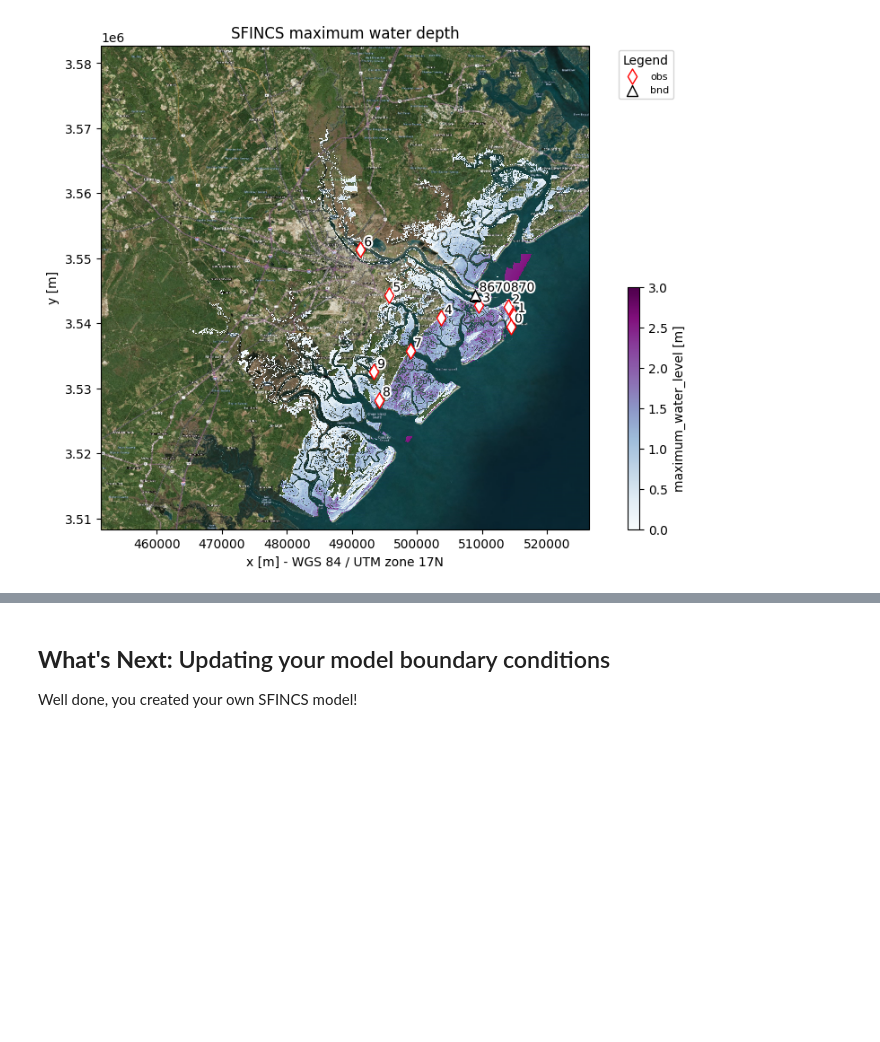
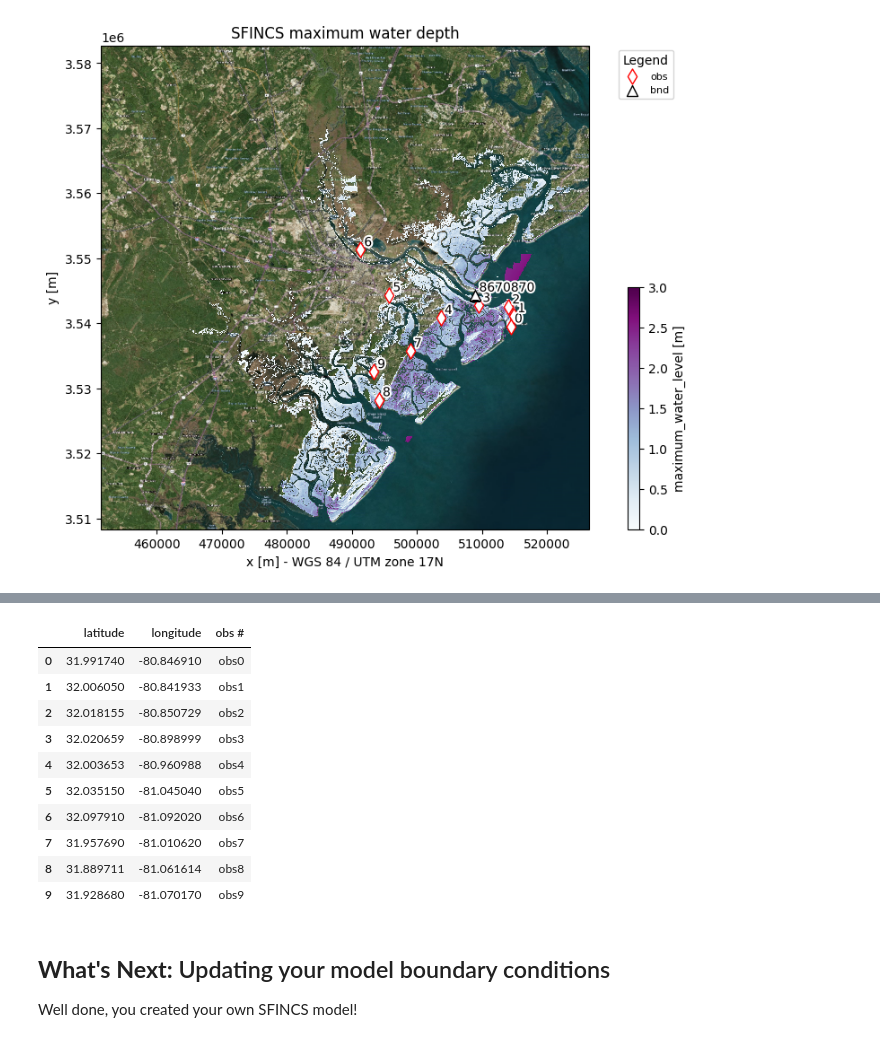
Before and after one commit to sd-59/Assignment_2_Coastal_flood_hazard_assessment-, a Jupyter notebook: notebooks/01_SFINCS_model_setup.ipynb, the cells around one changed output, grey strips where cells are left out. Drawn from its saved outputs; the diff is of its cells as text; code cells hidden in the pictures; blank space fills up the shorter version.

```diff
--- a/notebooks/01_SFINCS_model_setup.ipynb
+++ b/notebooks/01_SFINCS_model_setup.ipynb
@@ -688,3 +708,20 @@ hmax_subgrid.round(2).raster.to_raster(
+# %%
+import pandas as pd
+obs_points = gpd.read_file("../model_domain/obs_points_savannah.geojson").to_crs(epsg=4326)
+obs_values = pd.read_csv("../model_domain/observations.csv")
+obs_values
+# %% [output]
+|  | latitude | longitude | obs # |
+| 0 | 31.991740 | -80.846910 | obs0 |
+| 1 | 32.006050 | -80.841933 | obs1 |
+| 2 | 32.018155 | -80.850729 | obs2 |
+| 3 | 32.020659 | -80.898999 | obs3 |
+| 4 | 32.003653 | -80.960988 | obs4 |
+| 5 | 32.035150 | -81.045040 | obs5 |
+| 6 | 32.097910 | -81.092020 | obs6 |
+| 7 | 31.957690 | -81.010620 | obs7 |
+| 8 | 31.889711 | -81.061614 | obs8 |
+| 9 | 31.928680 | -81.070170 | obs9 |
 # %% [markdown]
 ## **What's Next:** Updating your model boundary conditions
 
```
Also changed, not shown: parts of 2 cells of this notebook.
